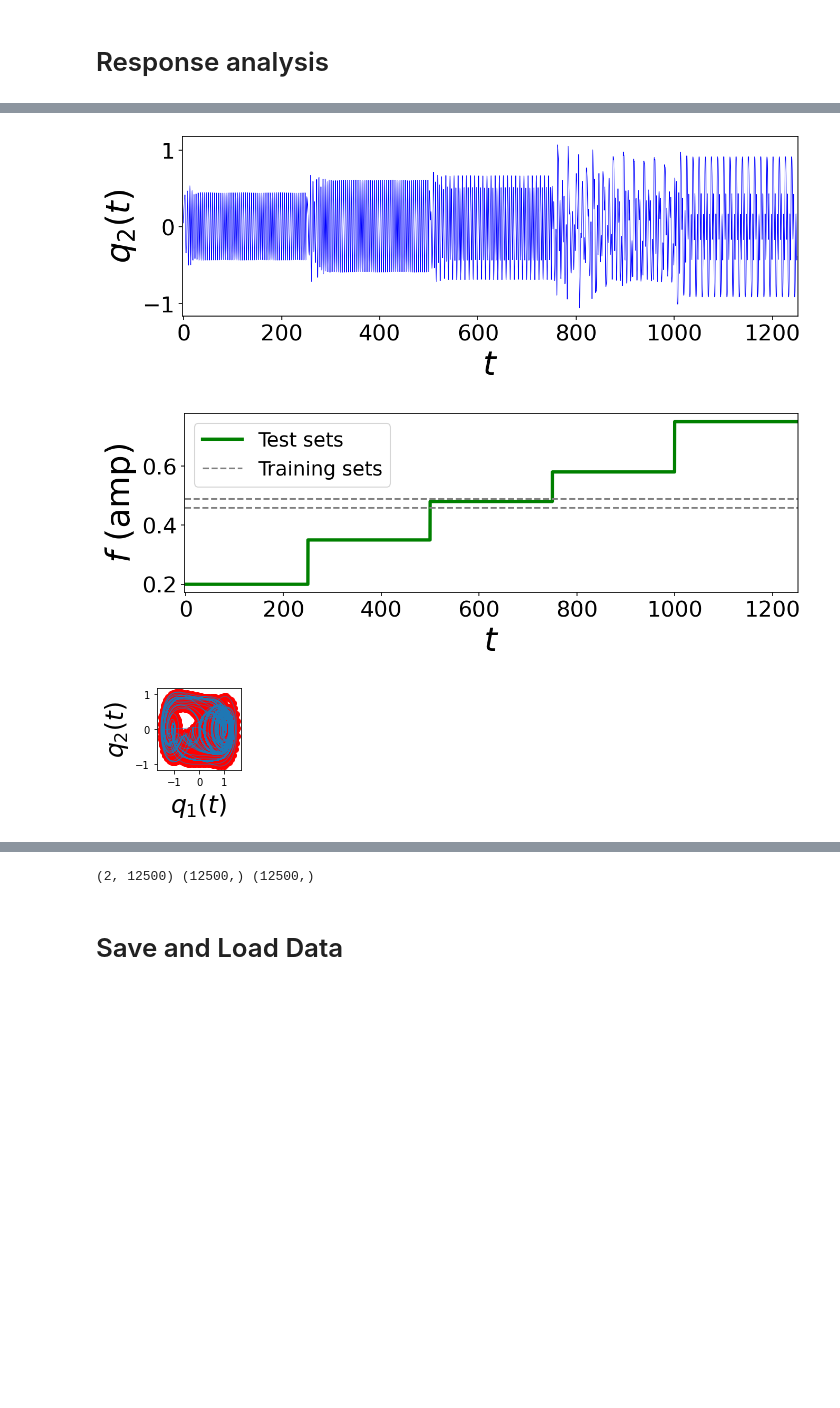
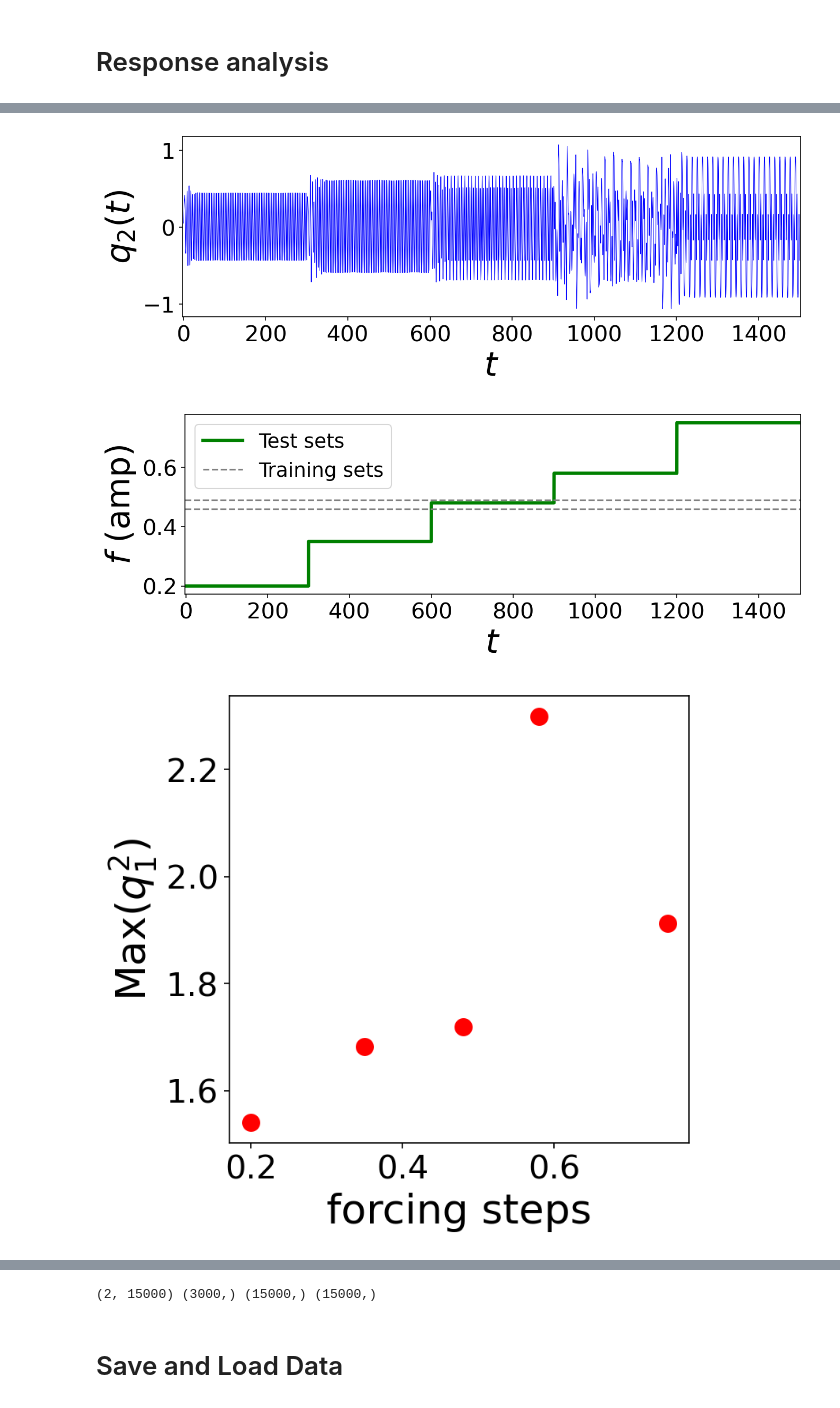
Before and after one commit to maneesh51/Benchmark-Tasks, a Jupyter notebook: DORA.ipynb, the cells around one changed output, grey strips where cells are left out. Drawn from its saved outputs; the diff is of its cells as text; code cells hidden in the pictures; blank space fills up the shorter version.

```diff
--- a/DORA.ipynb
+++ b/DORA.ipynb
@@ -137,13 +145,14 @@ Wall time: 70.7 ms
 # %% [markdown]
 # Response analysis
 # %%
-def ForcingRespose(q0, t_eval, c, k, f_steps, omega, phi, beta):
+def ForcingRespose(q0, t_eval, c, k, f_steps, omega, phi, beta, EvalTransients):
     # numerical time integration
 
     sol = solve_ivp(one_dof_oscillator, t_span=[t_eval[0], t_eval[-1]], y0=q0,\
                            t_eval=t_eval, args=(c, k, f_steps[0], omega, phi, beta))
     f_amp = np.repeat(f_steps[0], sol.t.shape[0])
     sols = sol.y; f_amps = f_amp; forcings = f_amp*np.cos(omega*t_eval+phi)
+    TS_Char = Signal_Characteristic(sol.y[0], EvalTransients)
     ####Setting Initial condition for next forcing
     y0 = sol.y[:,-1]
     for i in trange(1,len(f_steps)):
@@ -152,15 +161,20 @@ def ForcingRespose(q0, t_eval, c, k, f_steps, omega, phi, beta):
         forcing = f_steps[i]*np.cos(omega*t_eval+phi)
         f_amp = np.repeat(f_steps[i], sol.t.shape[0])
 
+        #####Arranging time-series##########
         sols=np.append(sols, sol.y, axis=1)
         forcings=np.append(forcings, forcing)
         f_amps=np.append(f_amps, f_amp)
 
+        #####Characterizing time-series ####
+        TS_Char1=Signal_Characteristic(sol.y[0], EvalTransients)
+        TS_Char=np.append(TS_Char, TS_Char1, axis=1)
+
         ####Setting Initial condition for next forcing
         y0 = sol.y[:,-1]
-    return sols, forcings, f_amps
+    return sols, forcings, f_amps, TS_Char
 
-def Plot(X, ts, f_amps, forcings):
+def Plot(X, ts, f_amps, forcings, f_steps, TS_Char):
     # fig_size = plt.rcParams["figure.figsize"]
     # fig_size[0] = 12; fig_size[1] = 8
     # plt.rcParams["figure.figsize"] = fig_size
@@ -206,22 +220,27 @@ def Plot(X, ts, f_amps, forcings):
     # plt.tight_layout()
     plt.show()
 
-    fig_size = plt.rcParams["figure.figsize"]
-    fig_size[0] = 1.5; fig_size[1] = 1.5
-    plt.rcParams["figure.figsize"] = fig_size
-    plt.plot(X[0], X[1], lw=0.5)
-    plt.scatter(X[0], X[1], marker='o',c='r')
-    plt.xlabel(r'$q_1(t)$', fontsize=25); plt.ylabel(r'$q_2(t)$', fontsize=25)
+    fig, ax = plt.subplots(figsize=(5,5), dpi=150)
+    plt.scatter(f_steps, TS_Char[0], marker='o',s=100,c='r')
+    plt.xlabel(r'forcing steps', fontsize=25); plt.ylabel(r'Max($q_{1}^{2}$)', fontsize=25)
+    ax.tick_params(labelsize=20)
     plt.show()
+
+    fig, ax = plt.subplots(figsize=(5,5), dpi=150)
+    plt.scatter(f_steps, TS_Char[1], marker='D',s=100,c='b')
+    plt.xlabel(r'forcing steps', fontsize=25); plt.ylabel(r'Mean(${q_{1}^{2}}$)', fontsize=25)
+    ax.tick_params(labelsize=20)
+    plt.show()
 # %%
-T = 250; h=0.1
+T = 300; h=0.1
 t_eval = np.arange(start=0, stop=T, step=0.1)
 
 f_steps = [0.2, 0.35, 0.48, 0.58, 0.75]
+EvalTransients=500
 
-sols, forcings, f_amps =ForcingRespose(q0, t_eval, c, k, f_steps, omega, phi, beta)
+sols, forcings, f_amps, TS_Char =ForcingRespose(q0, t_eval, c, k, f_steps, omega, phi, beta, EvalTransients)
 T_evals = np.arange(start=0, stop=T*len(f_steps), step=h)
-Plot(sols, T_evals, f_amps, forcings)
+Plot(sols, T_evals, f_amps, forcings, f_steps, TS_Char)
 
-print(sols.shape, T_evals.shape, f_amps.shape)
+print(sols.shape, t_eval.shape, T_evals.shape, f_amps.shape)
 # %% [output]
@@ -230,3 +249,3 @@ print(sols.shape, T_evals.shape, f_amps.shape)
-[figure, old version]
+[figure, new version]
-[figure, old version]
+[figure, new version]
-[figure, old version]
+[figure, new version]
@@ -233,4 +253,4 @@ print(sols.shape, T_evals.shape, f_amps.shape)
-(2, 12500) (12500,) (12500,)
+(2, 15000) (3000,) (15000,) (15000,)
 # %% [markdown]
 # Save and Load Data
 # %%
```
Also changed, not shown: parts of 7 cells of this notebook, 4 other files.
